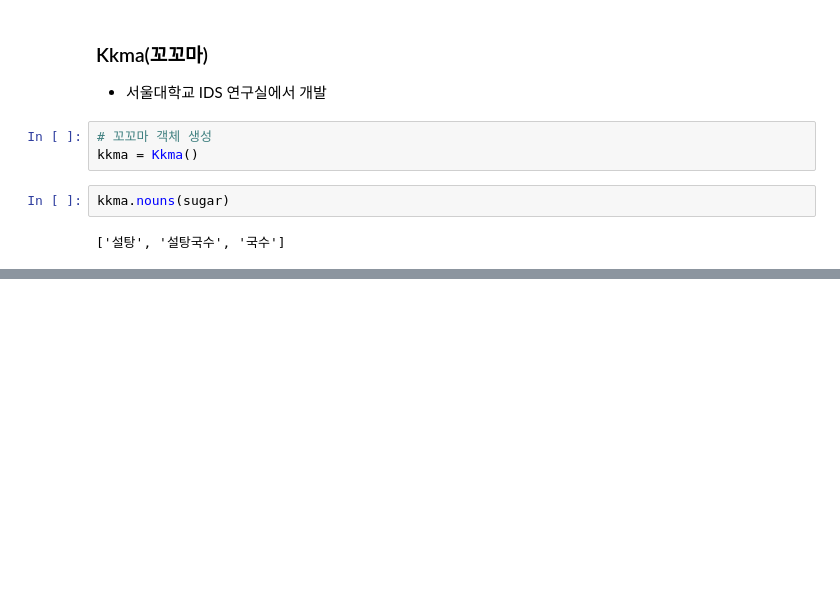
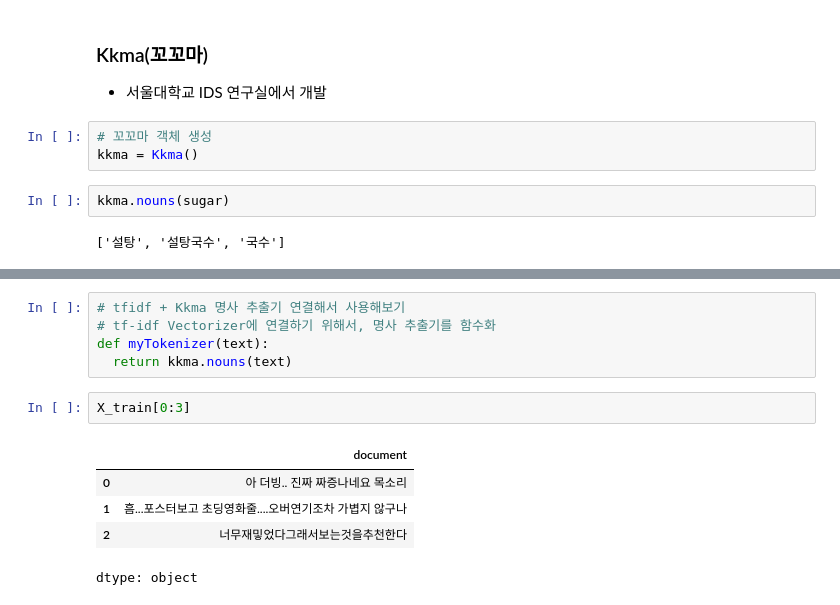
Before and after one commit to copy-del/my-repo, a Jupyter notebook: text mining/텍스트_마이닝_1회.ipynb, the cells around one changed output, grey strips where cells are left out. Cells and saved outputs as stored; diff of their text form; blank space fills up the shorter version.

```diff
--- a/text mining/텍스트_마이닝_1회.ipynb
+++ b/text mining/텍스트_마이닝_1회.ipynb
@@ -316,0 +325,13 @@ kkma.nouns(sugar)
+# %%
+# tfidf + Kkma 명사 추출기 연결해서 사용해보기
+# tf-idf Vectorizer에 연결하기 위해서, 명사 추출기를 함수화
+def myTokenizer(text):
+  return kkma.nouns(text)
+# %%
+X_train[0:3]
+# %% [output]
+|  | document |
+| 0 | 아 더빙.. 진짜 짜증나네요 목소리 |
+| 1 | 흠...포스터보고 초딩영화줄....오버연기조차 가볍지 않구나 |
+| 2 | 너무재밓었다그래서보는것을추천한다 |
+dtype: object
```
Also changed, not shown: parts of 22 cells of this notebook.
